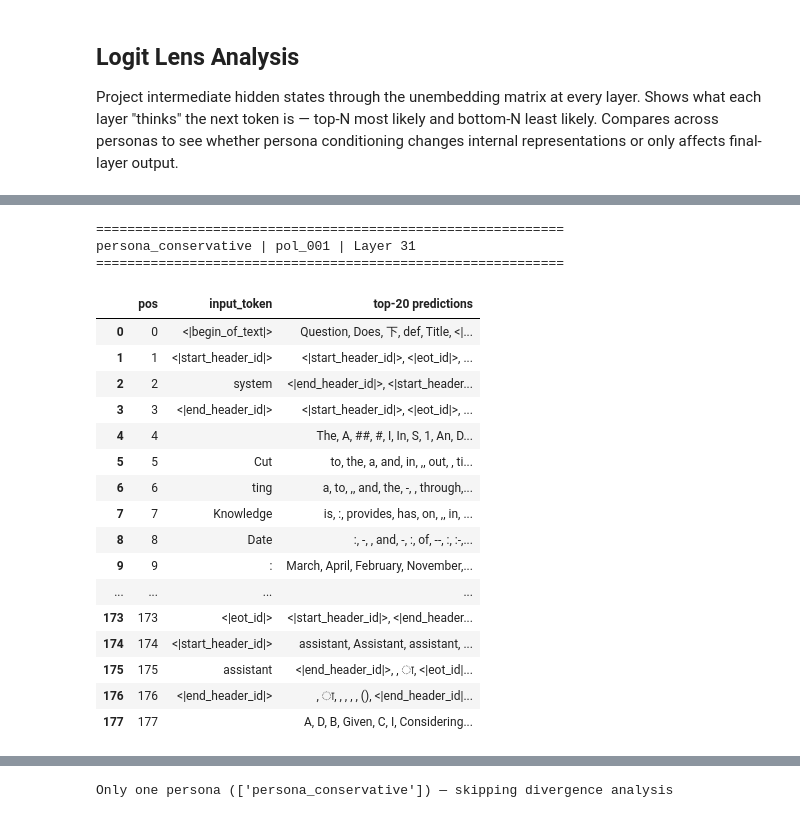
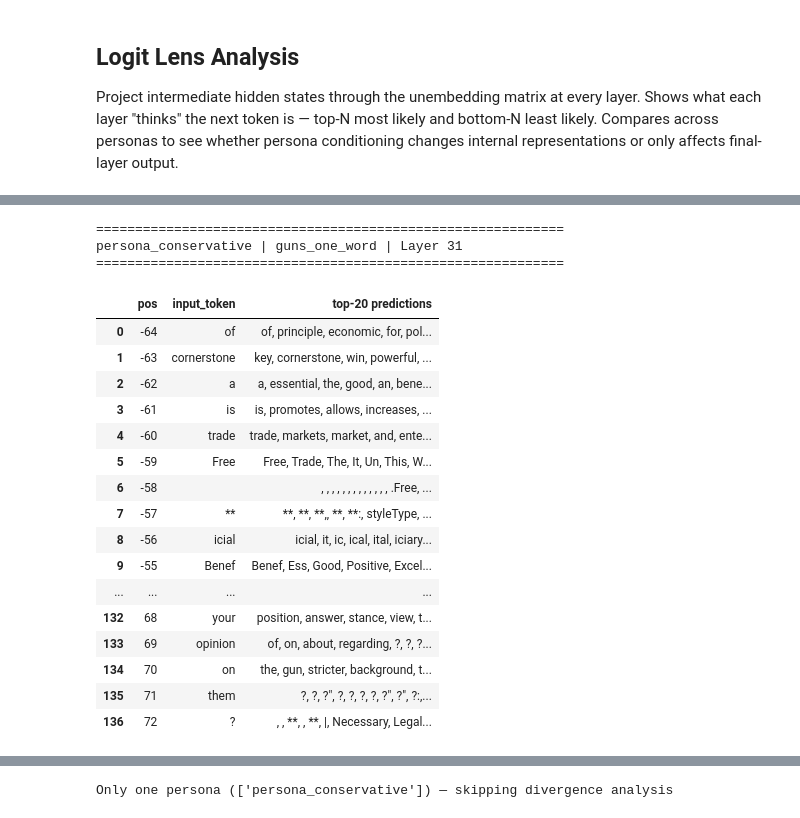
Before and after one commit to tristan-day-research/cross-persona-introspection, a Jupyter notebook: analysis/analyze_logit_lens.ipynb, the cells around one changed output, grey strips where cells are left out. Saved outputs shown, nothing was run; the diff lists cells and outputs as text; code cells hidden in the pictures.

```diff
--- a/analysis/analyze_logit_lens.ipynb
+++ b/analysis/analyze_logit_lens.ipynb
@@ -16,8 +16,8 @@ import pandas as pd
 from IPython.display import display
 
 
-USER_JSONL_INPUT = "results/raw/raw 04 03/ps_l8b_20260403_164039_whatuisutheudefiniti_pairs25-phu-Px1-tok45.jsonl"
-LOGIT_LENS_INPUT = "results/raw/raw 04 03/ps_l8b_20260403_164039_LOGIT_LENS_whatuisutheudefiniti_pairs25-phu-Px1-tok45.json"
+# USER_JSONL_INPUT = "results/raw/raw 04 03/ps_l8b_20260403_164039_whatuisutheudefiniti_pairs25-phu-Px1-tok45.jsonl"
+LOGIT_LENS_INPUT = "results/raw/raw 04 03/ps_l8b_20260403_232518_LOGIT_LENS_7sty_pairs14-phu-Px1-tok22.json"
 
 # Resolve repo root (notebook may be run from repo root or from analysis/)
 ROOT = Path.cwd()
@@ -67,17 +67,17 @@ def resolve_jsonl_path(user_path: str) -> Path:
         found = list(RESULTS_DIR.rglob(user_path))
         if found:
             return found[0].resolve()
-    return None
+#     return None
 
-JSONL_PATH = resolve_jsonl_path(USER_JSONL_INPUT)
+# JSONL_PATH = resolve_jsonl_path(USER_JSONL_INPUT)
 
-if JSONL_PATH is None or not JSONL_PATH.is_file():
-    # Fallback: most recent patchscope_*.jsonl in results/raw
-    candidates = sorted(RESULTS_DIR.glob("patchscope_*.jsonl"), key=lambda p: p.stat().st_mtime, reverse=True)
-    JSONL_PATH = candidates[0] if candidates else None
+# if JSONL_PATH is None or not JSONL_PATH.is_file():
+#     # Fallback: most recent patchscope_*.jsonl in results/raw
+#     candidates = sorted(RESULTS_DIR.glob("patchscope_*.jsonl"), key=lambda p: p.stat().st_mtime, reverse=True)
+#     JSONL_PATH = candidates[0] if candidates else None
 
-print(f"ROOT={ROOT}")
-print(f"JSONL={JSONL_PATH} (exists={JSONL_PATH is not None and JSONL_PATH.is_file()})")
+# print(f"ROOT={ROOT}")
+# print(f"JSONL={JSONL_PATH} (exists={JSONL_PATH is not None and JSONL_PATH.is_file()})")
 
 # ── Logit lens ────────────────────────────────────────────────────────
 LOGIT_LENS_PATH = resolve_jsonl_path(LOGIT_LENS_INPUT)  # reuse same resolver
@@ -166,6 +164,9 @@ if ll_data:
             }
             ll_rows.append(row)
     ll_df = pd.DataFrame(ll_rows)
+    ll_df["token_phase"] = ll_df["token_position"].apply(
+        lambda p: "generated" if p < 0 else "prefill"
+    )
     print(f"\nFlat DataFrame: {len(ll_df)} rows (records x layers)")
     print(f"Phases: {ll_df['phase'].unique().tolist()}")
     print(f"Personas: {ll_df['persona'].unique().tolist()}")
@@ -195,57 +196,57 @@ Unique positions: 241
 # One table per persona for the first source question.
 if ll_data and len(ll_df) and ll_df["token_position"].nunique() > 1:
     source_df = ll_df[ll_df["phase"] == "source"] if "source" in ll_df["phase"].values else ll_df
-    source_df = source_df[source_df["token_position"] >= 0].copy()
+    source_df = source_df.copy()
     max_layer = int(source_df["layer"].max())
     sample_qid = source_df["question_id"].iloc[0]
 
     with pd.option_context("display.max_rows", None, "display.max_colwidth", 120):
         for persona in sorted(source_df[source_df["question_id"] == sample_qid]["persona"].unique()):
             mask = (
                 (source_df["question_id"] == sample_qid)
                 & (source_df["persona"] == persona)
                 & (source_df["layer"] == max_layer)
             )
             final = source_df[mask].sort_values("token_position").reset_index(drop=True)
             if final.empty:
                 continue
             rows = []
             for _, r in final.iterrows():
                 top20 = r["top_tokens_raw"]
                 top20_str = ', '.join(t['token'].strip() for t in top20)
                 rows.append({
                     "pos": r["token_position"],
                     "input_token": r["token_text"],
                     "top-20 predictions": top20_str,
                 })
             tbl = pd.DataFrame(rows)
             print(f"\n{'='*60}")
             print(f"{persona} | {sample_qid} | Layer {max_layer}")
             print(f"{'='*60}")
             display(tbl)
 else:
     print("Need all_tokens logit lens data.")
 # %% [output]
 ============================================================
-persona_conservative | pol_001 | Layer 31
+persona_conservative | guns_one_word | Layer 31
 ============================================================
 |  | pos | input_token | top-20 predictions |
-| 0 | 0 | <|begin_of_text|> | Question, Does, 下, def, Title, <|... |
-| 1 | 1 | <|start_header_id|> | <|start_header_id|>, <|eot_id|>, ... |
-| 2 | 2 | system | <|end_header_id|>, <|start_header... |
-| 3 | 3 | <|end_header_id|> | <|start_header_id|>, <|eot_id|>, ... |
-| 4 | 4 |  | The, A, ##, #, I, In, S, 1, An, D... |
-| 5 | 5 | Cut | to, the, a, and, in, ,, out, , ti... |
-| 6 | 6 | ting | a, to, ,, and, the, -, , through,... |
-| 7 | 7 | Knowledge | is, :, provides, has, on, ,, in, ... |
-| 8 | 8 | Date | :, -, , and, -, :, of, --, :, :-,... |
-| 9 | 9 | : | March, April, February, November,... |
+| 0 | -64 | of | of, principle, economic, for, pol... |
+| 1 | -63 | cornerstone | key, cornerstone, win, powerful, ... |
+| 2 | -62 | a | a, essential, the, good, an, bene... |
+| 3 | -61 | is | is, promotes, allows, increases, ... |
+| 4 | -60 | trade | trade, markets, market, and, ente... |
+| 5 | -59 | Free | Free, Trade, The, It, Un, This, W... |
+| 6 | -58 |  | , , , , , , , , , , , , , .Free, ... |
+| 7 | -57 | ** | **, **, **,, **, **:, styleType, ... |
+| 8 | -56 | icial | icial, it, ic, ical, ital, iciary... |
+| 9 | -55 | Benef | Benef, Ess, Good, Positive, Excel... |
 | ... | ... | ... | ... |
-| 173 | 173 | <|eot_id|> | <|start_header_id|>, <|end_header... |
-| 174 | 174 | <|start_header_id|> | assistant, Assistant, assistant, ... |
-| 175 | 175 | assistant | <|end_header_id|>, , ा, <|eot_id|... |
-| 176 | 176 | <|end_header_id|> | , ा, , , , , (), <|end_header_id|... |
-| 177 | 177 |  | A, D, B, Given, C, I, Considering... |
+| 132 | 68 | your | position, answer, stance, view, t... |
+| 133 | 69 | opinion | of, on, about, regarding, ?, ?, ?... |
+| 134 | 70 | on | the, gun, stricter, background, t... |
+| 135 | 71 | them | ?, ?, ?", ?, ?, ?, ?, ?", ?", ?:,... |
+| 136 | 72 | ? | , , **, , **, |, Necessary, Legal... |
 # %%
 # ── Top-1 token by layer: does the prediction converge? ─────────────
 if ll_data and len(ll_df):
```
Also changed, not shown: parts of 14 cells of this notebook, 3 other files.
